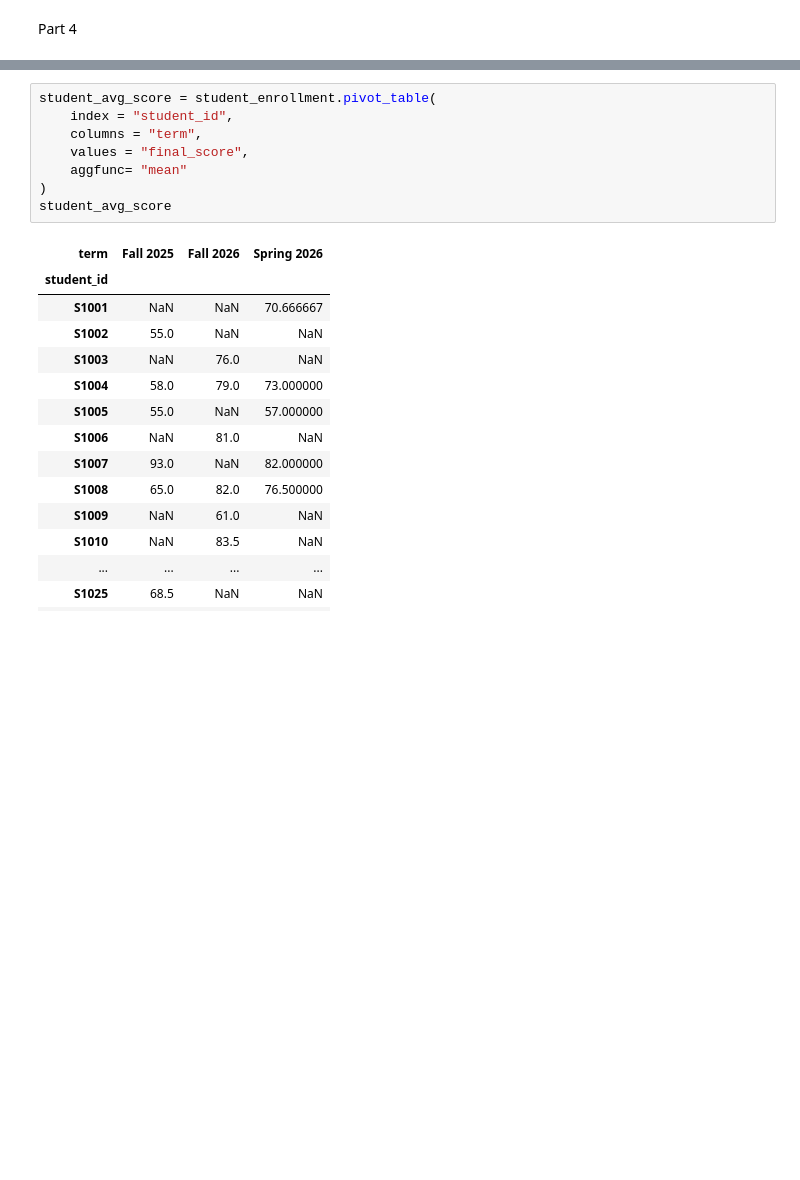
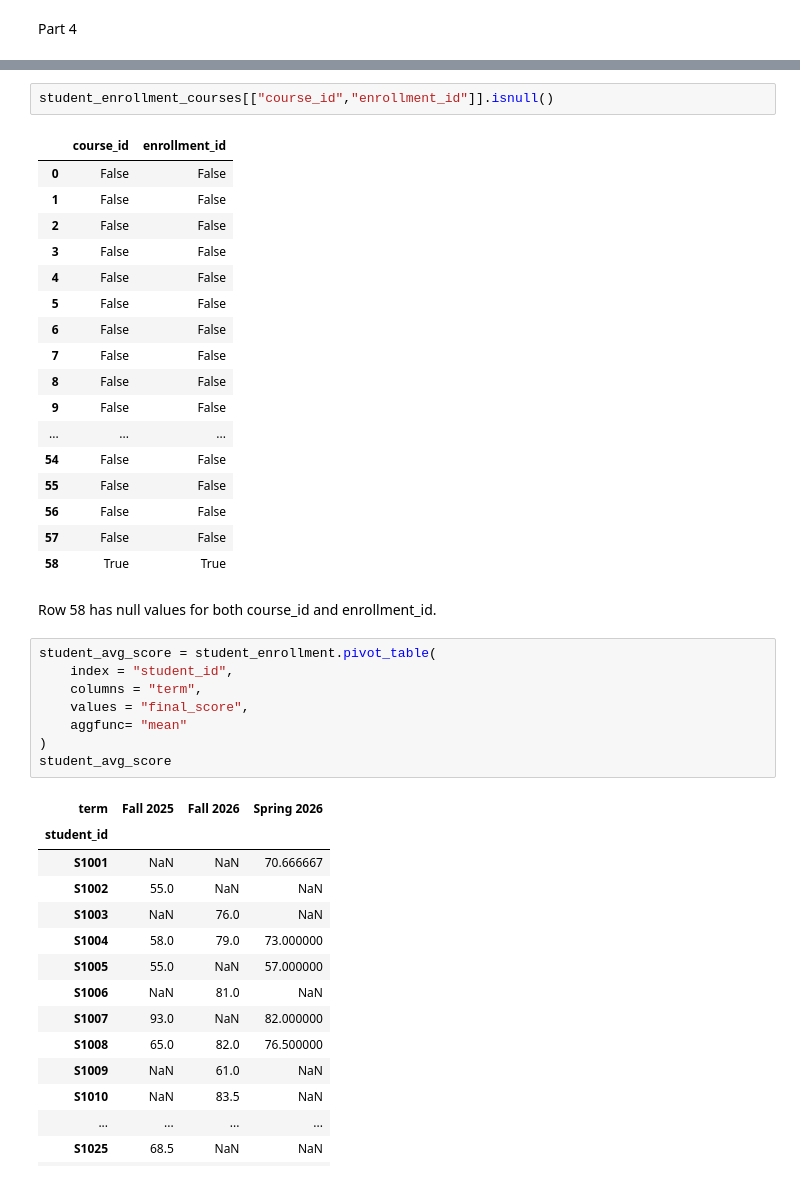
Before and after one commit to lukelowe19/STA556, a Jupyter notebook: notebooks/homework_1.ipynb, the cells around one changed output, grey strips where cells are left out. Cells and saved outputs as stored; diff of their text form; blank space fills up the shorter version.

```diff
--- a/notebooks/homework_1.ipynb
+++ b/notebooks/homework_1.ipynb
@@ -245,4 +205,26 @@ delivery          3.389831
 dtype: float64
+# %%
+student_enrollment_courses[["course_id","enrollment_id"]].isnull()
+# %% [output]
+|  | course_id | enrollment_id |
+| 0 | False | False |
+| 1 | False | False |
+| 2 | False | False |
+| 3 | False | False |
+| 4 | False | False |
+| 5 | False | False |
+| 6 | False | False |
+| 7 | False | False |
+| 8 | False | False |
+| 9 | False | False |
+| ... | ... | ... |
+| 54 | False | False |
+| 55 | False | False |
+| 56 | False | False |
+| 57 | False | False |
+| 58 | True | True |
+# %% [markdown]
+Row 58 has null values for both course_id and enrollment_id.
 # %%
 student_avg_score = student_enrollment.pivot_table(
     index = "student_id",
```
Also changed, not shown: parts of 11 cells of this notebook, 3 other files.
